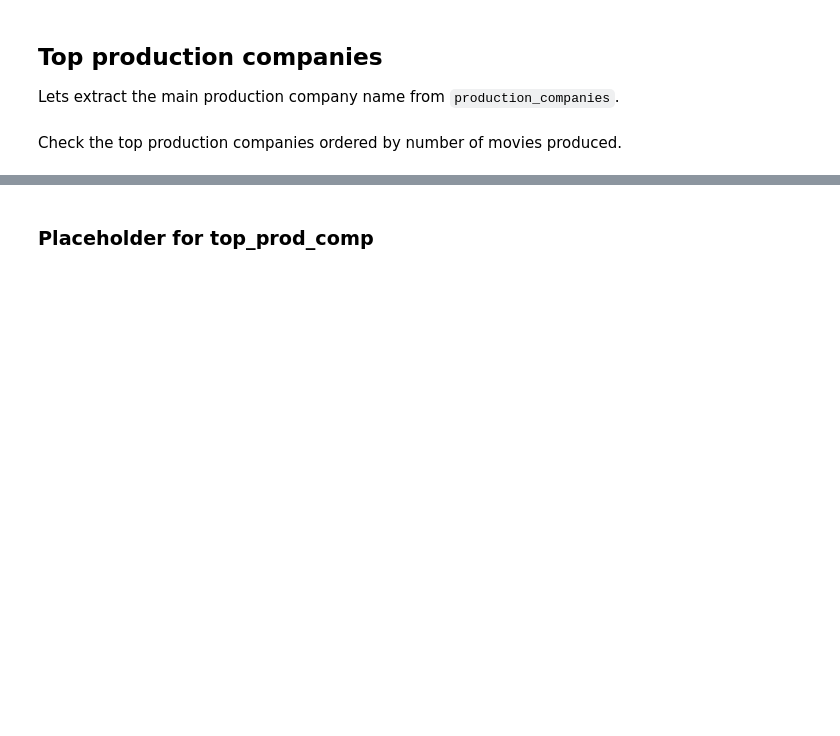
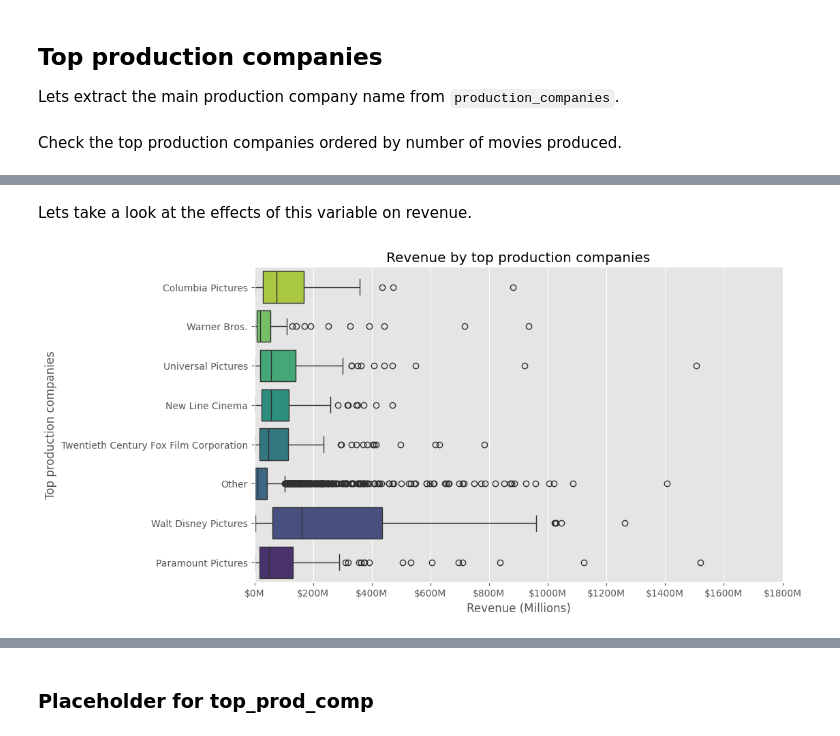
Before and after one commit to ES-Abdellatif/box-office-predictions, a Jupyter notebook: BoxOffice_Predictions_PyDraft.ipynb, the cells around one changed output, grey strips where cells are left out. Drawn from its saved outputs; the diff is of its cells as text; code cells hidden in the pictures; blank space fills up the shorter version.

Commit message:
Adding Revenue by Top Production Companies

```diff
--- a/BoxOffice_Predictions_PyDraft.ipynb
+++ b/BoxOffice_Predictions_PyDraft.ipynb
@@ -361,0 +364,17 @@ top_prod_companies = (
+# %%
+# Define mapping for top production companies
+top_companies = {
+    'Universal Pictures': 'Universal Pictures',
+    'Paramount Pictures': 'Paramount Pictures',
+    'Twentieth Century Fox Film Corporation': 'Twentieth Century Fox Film Corporation',
+    'Columbia Pictures': 'Columbia Pictures',
+    'New Line Cinema': 'New Line Cinema',
+    'Warner Bros.': 'Warner Bros.',
+    'Walt Disney Pictures': 'Walt Disney Pictures'
+}
+
+# Create a new column and assign values based on the mapping
+full_data['top_prod_comp'] = full_data['prod_comp_name'].map(top_companies)
+
+# Replace NaN values with 'Other'
+full_data['top_prod_comp'].fillna('Other', inplace=True)
@@ -361,0 +388,35 @@ top_prod_companies = (
+# %% [markdown]
+Lets take a look at the effects of this variable on revenue.
+# %%
+# Filter first 3000 rows
+subset_data = full_data.iloc[:3000]
+
+# Set figure size
+plt.figure(figsize=(10, 6))
+
+# Create boxplot
+sns.boxplot(data=subset_data,
+            y="top_prod_comp",
+            x="revenue",
+            hue="top_prod_comp",
+            palette="viridis")
+
+# Formatting
+max_x = subset_data["revenue"].max()  # Get max revenue for dynamic x-axis
+plt.xlim(0, max_x * 1.1)  # Add a small buffer for aesthetics
+
+# Set x-ticks dynamically at appropriate intervals
+plt.xticks(plt.xticks()[0], [f'${int(x/1e6)}M' for x in plt.xticks()[0]])
+
+plt.title("Revenue by top production companies")
+plt.xlabel("Revenue (Millions)")
+plt.ylabel("Top production companies")
+plt.legend([], [], frameon=False)  # Hide legend
+sns.despine()
+
+# Flip coordinates for horizontal orientation
+plt.gca().invert_yaxis()
+
+plt.show()
+# %% [output]
+[figure, added]
```
Also changed, not shown: parts of 9 cells of this notebook, 1 other file.
